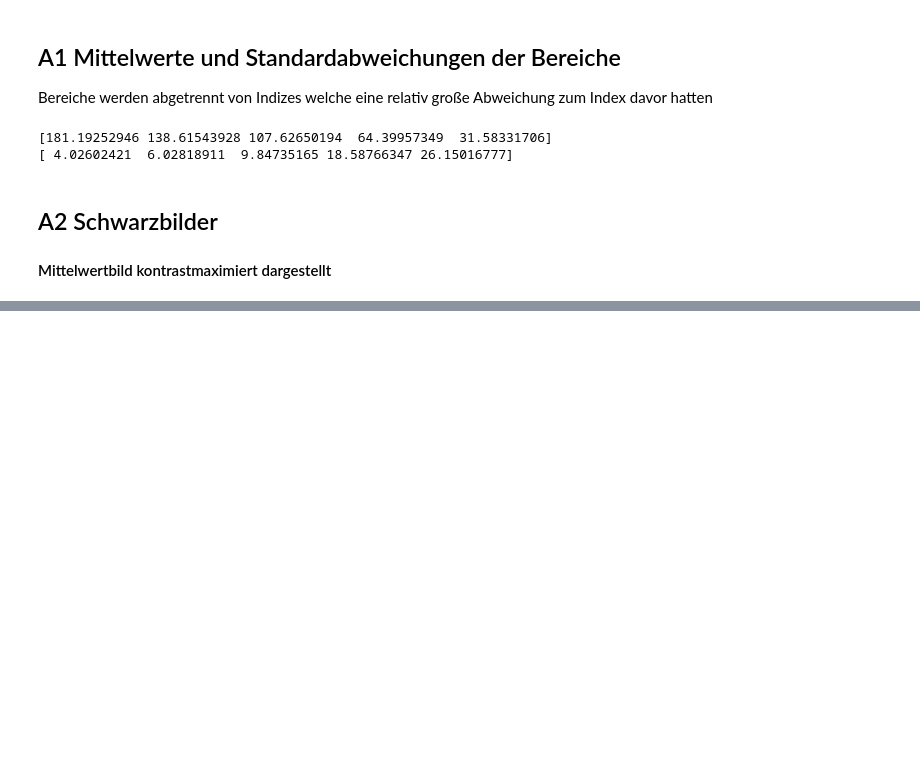
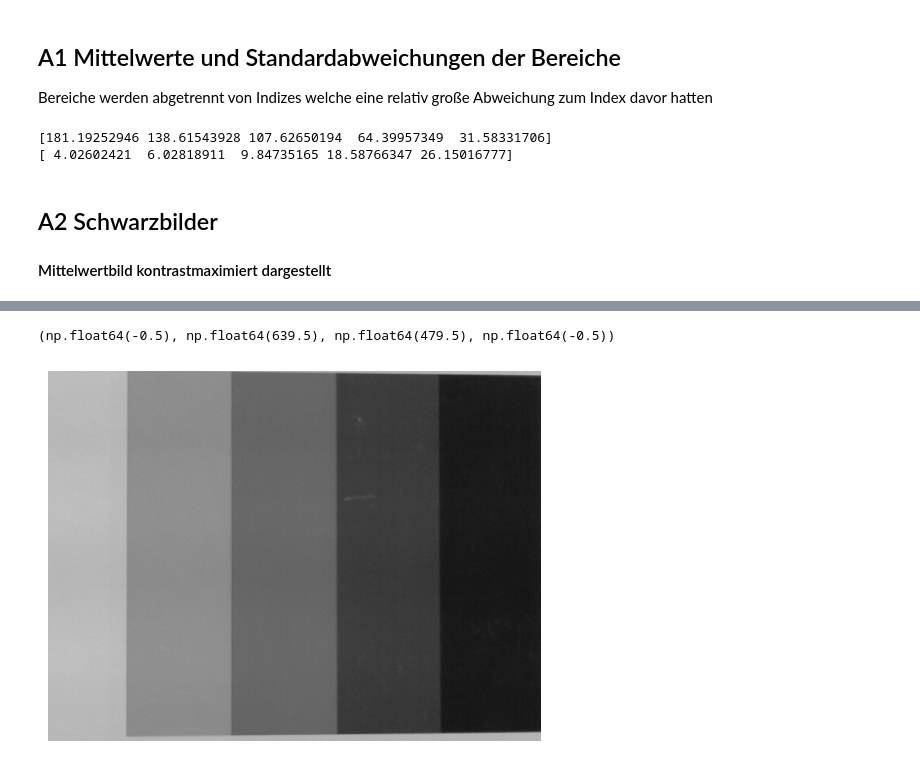
Before and after one commit to Atomarverseucht/AIN, a Jupyter notebook: 3/technische-grundlagen-der-kuenstlichen-intelligenz/versuch2/kamera.ipynb, the cells around one changed output, grey strips where cells are left out. Saved outputs shown, nothing was run; the diff lists cells and outputs as text; code cells hidden in the pictures; blank space fills up the shorter version.

```diff
--- a/3/technische-grundlagen-der-kuenstlichen-intelligenz/versuch2/kamera.ipynb
+++ b/3/technische-grundlagen-der-kuenstlichen-intelligenz/versuch2/kamera.ipynb
@@ -80,0 +151,12 @@ plt.show()
+# %%
+def wNorm (arr):
+    normed_white = cv2.cvtColor(cv2.imread(f"./mvpwhite.png"), cv2.COLOR_BGR2GRAY).astype(np.float64)
+    normed_white /= np.mean(normed_white)
+    out = DarkSubtractPic(arr) / normed_white
+    cv2.imwrite("./wNorm.png", out)
+    return out
+plt.imshow(wNorm(grey), cmap='gray',vmax=255,vmin=0, )
+plt.axis('off')
+# %% [output]
+(np.float64(-0.5), np.float64(639.5), np.float64(479.5), np.float64(-0.5))
+[figure, added]
```
Also changed, not shown: parts of 7 cells of this notebook, 2 other files.
